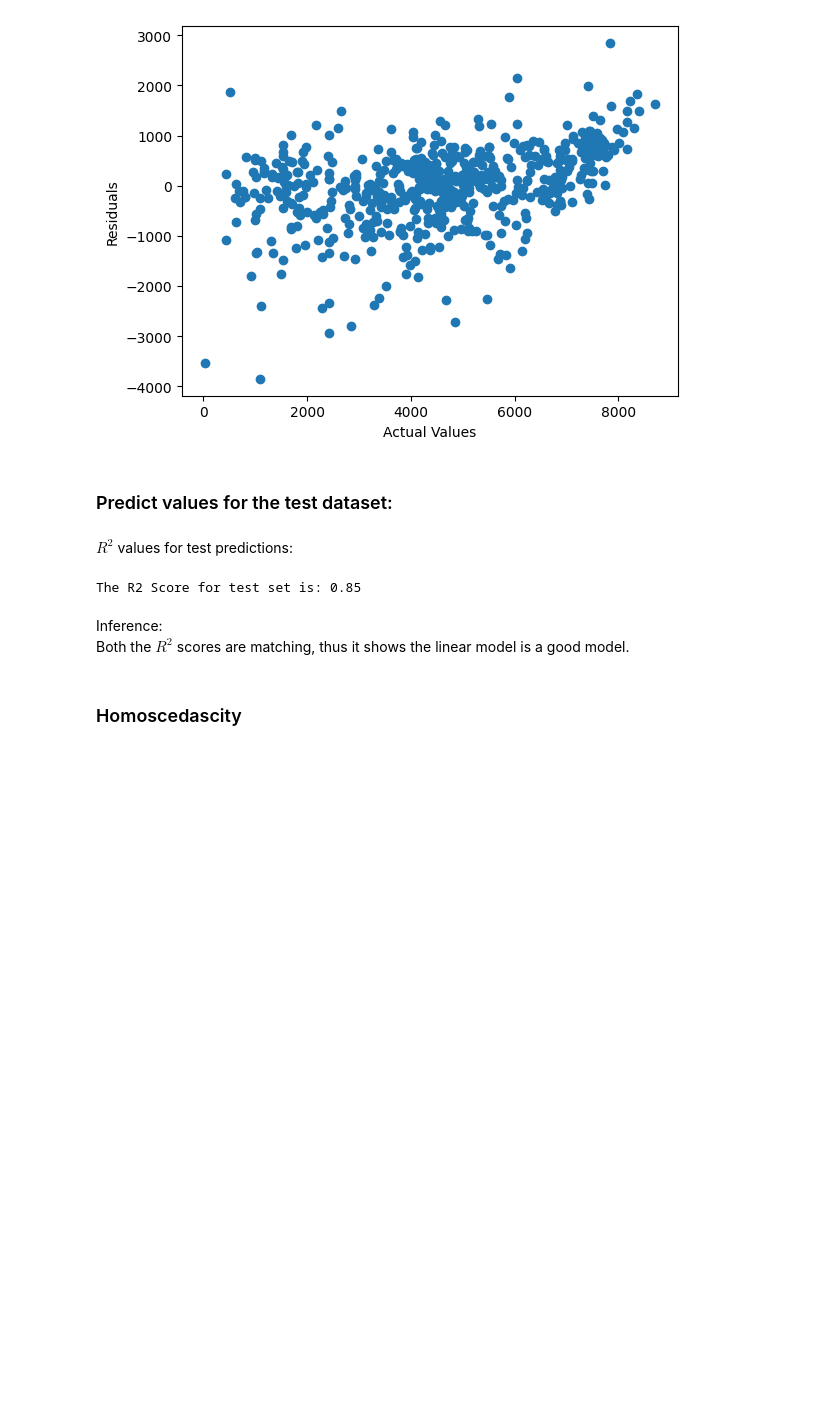
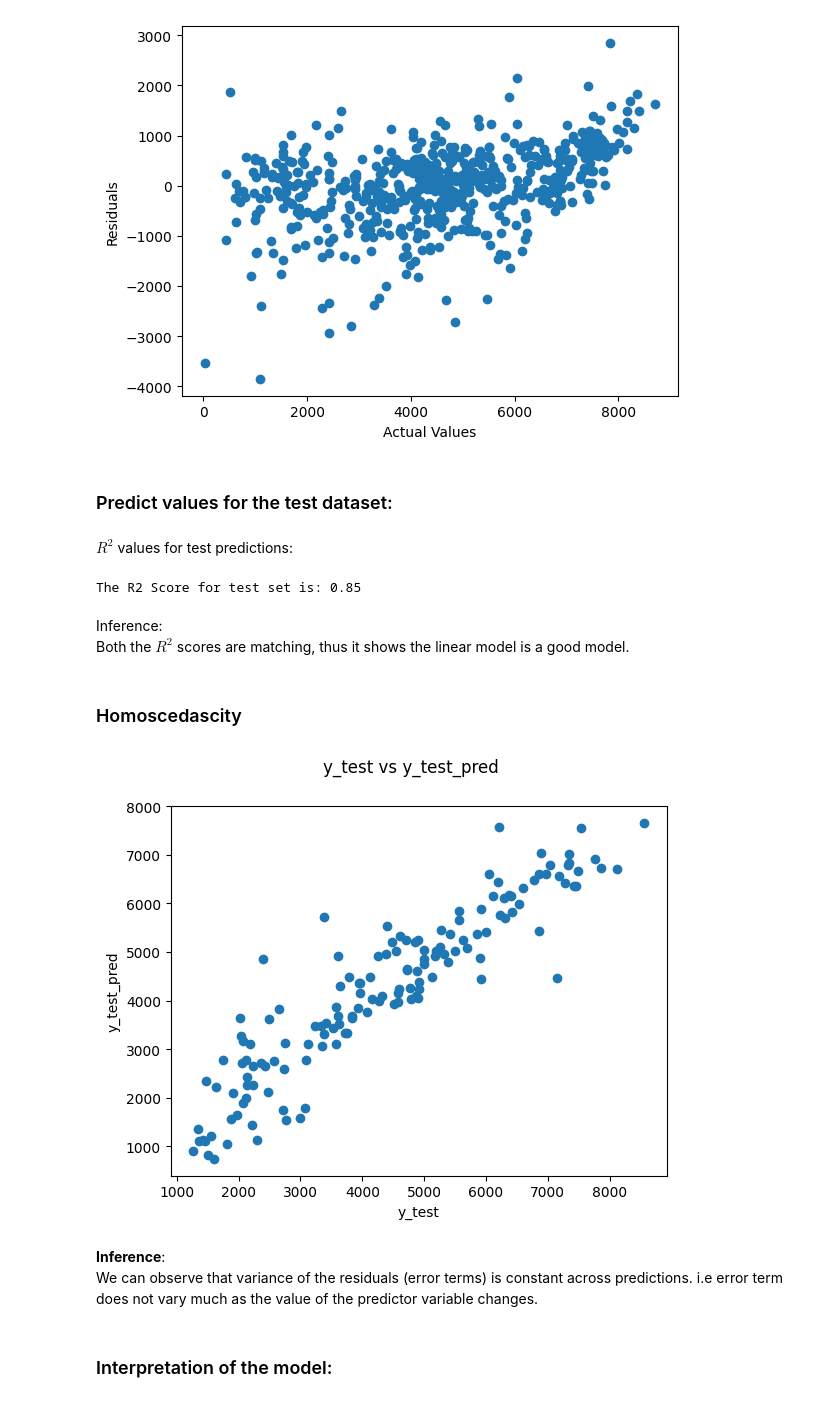
Before and after one commit to jaegarbomb/BikeSharing, a Jupyter notebook: Bike_Sharing_Analysis.ipynb, the cells around one changed output. Cells and saved outputs as stored; diff of their text form; code cells hidden in the pictures; blank space fills up the shorter version.

Commit message:
Added model predictions and interpretation.

```diff
--- a/Bike_Sharing_Analysis.ipynb
+++ b/Bike_Sharing_Analysis.ipynb
@@ -666,3 +668,19 @@ Inference: <br>
 Both the $R^2$ scores are matching, thus it shows the linear model is a good model.
 # %% [markdown]
 ### Homoscedascity
+# %%
+# Plotting y_test and y_test_pred to understand the spread
+fig = plt.figure()
+
+plt.scatter(y_test, y_test_pred)
+fig.suptitle('y_test vs y_test_pred')
+plt.xlabel('y_test')
+plt.ylabel('y_test_pred')
+plt.show();
+# %% [output]
+[figure, added]
+# %% [markdown]
+**Inference**: <br>
+We can observe that variance of the residuals (error terms) is constant across predictions. i.e error term does not vary much as the value of the predictor variable changes.
+# %% [markdown]
+### Interpretation of the model: <br>
```
Also changed, not shown: parts of 14 cells of this notebook.
